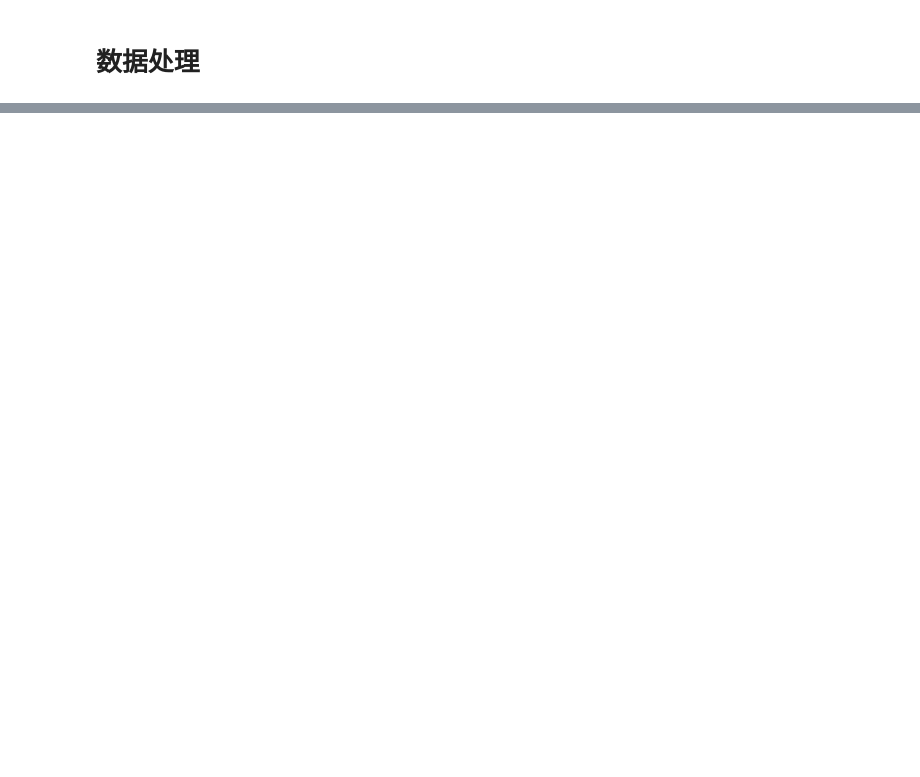
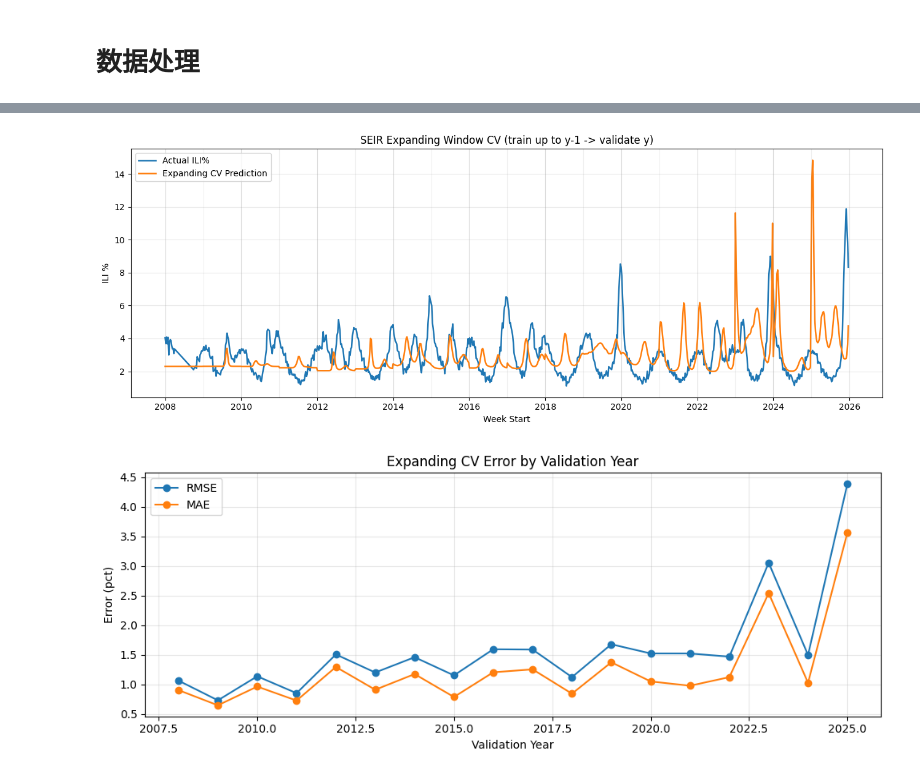
Before and after one commit to swx0721/Mathematical-Modeling-Course-Project, a Jupyter notebook: SEIR/seir.ipynb, the cells around one changed output, grey strips where cells are left out. Drawn from its saved outputs; the diff is of its cells as text; code cells hidden in the pictures; blank space fills up the shorter version.

```diff
--- a/SEIR/seir.ipynb
+++ b/SEIR/seir.ipynb
@@ -49,17 +2,0 @@ data_ili_pct = pd.concat([
-# %%
-# 对 data_h3n2_pct (x) 和 data_ili_pct (y) 做一元线性回归
-reg_df = pd.concat([data_h3n2_pct, data_ili_pct], axis=1).dropna()
-x = reg_df["h3n2_pct"].values
-y = reg_df["ili_pct_full"].values
-
-# y = kx + b
-k, b = np.polyfit(x, y, 1)
-
-print(f"线性回归函数: ili_pct = {k:.6f} * h3n2_pct + {b:.6f}")
-
-# 可选：计算R^2
-y_pred = k * x + b
-ss_res = np.sum((y - y_pred) ** 2)
-ss_tot = np.sum((y - np.mean(y)) ** 2)
-r2 = 1 - ss_res / ss_tot
-print(f"R^2 = {r2:.4f}")
@@ -118,0 +246,33 @@ data
+# %%
+# 4) 绘图：逐年扩窗滚动验证预测 vs 真实
+plot_df = cv_pred_df.sort_values("week_start").copy()
+
+plt.figure(figsize=(13, 5))
+plt.plot(plot_df["week_start"], plot_df["ili_pct"], label="Actual ILI%", linewidth=1.8)
+plt.plot(plot_df["week_start"], plot_df["pred_ili_pct"], label="Expanding CV Prediction", linewidth=1.8)
+
+for y in sorted(plot_df["year"].unique()):
+    year_start = pd.Timestamp(f"{int(y)}-01-01")
+    plt.axvline(year_start, color="gray", alpha=0.12, linewidth=0.8)
+
+plt.title("SEIR Expanding Window CV (train up to y-1 -> validate y)")
+plt.xlabel("Week Start")
+plt.ylabel("ILI %")
+plt.grid(alpha=0.3)
+plt.legend()
+plt.tight_layout()
+plt.show()
+
+plt.figure(figsize=(10, 4))
+plt.plot(cv_metric_df["valid_year"], cv_metric_df["RMSE_pct"], marker="o", label="RMSE")
+plt.plot(cv_metric_df["valid_year"], cv_metric_df["MAE_pct"], marker="o", label="MAE")
+plt.title("Expanding CV Error by Validation Year")
+plt.xlabel("Validation Year")
+plt.ylabel("Error (pct)")
+plt.grid(alpha=0.3)
+plt.legend()
+plt.tight_layout()
+plt.show()
+# %% [output]
+[figure, added]
+[figure, added]
```
Also changed, not shown: parts of 14 cells of this notebook, 7 other files.
